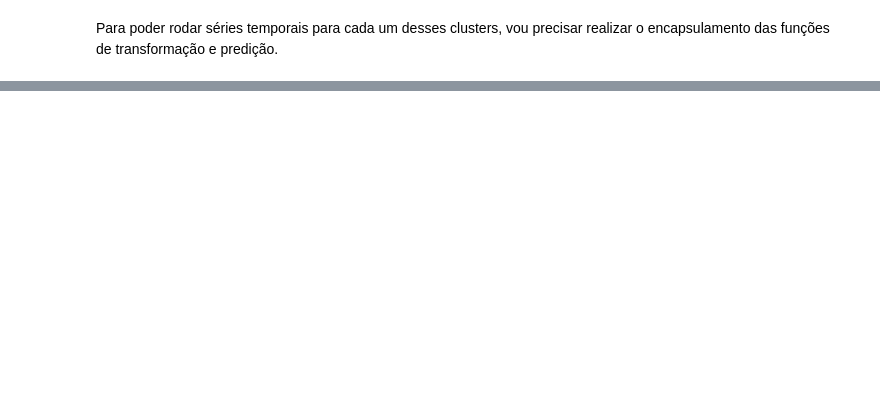
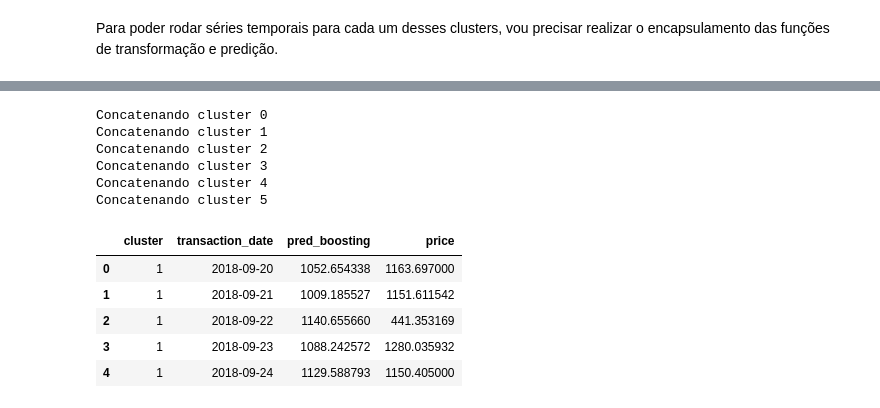
Before and after one commit to lara-bertini/Ironhack-lara, a Jupyter notebook: Projeto-H&M/H&M_Time_Series_Notebook.ipynb, the cells around one changed output, grey strips where cells are left out. Cells and saved outputs as stored; diff of their text form; code cells hidden in the pictures; blank space fills up the shorter version.

```diff
--- a/Projeto-H&M/H&M_Time_Series_Notebook.ipynb
+++ b/Projeto-H&M/H&M_Time_Series_Notebook.ipynb
@@ -424,0 +523,9 @@ Para poder rodar séries temporais para cada um desses clusters, vou precisar re
+# %%
+def print_time_series(cluster, dataframe):
+    fig, ax = plt.subplots(1, 1, figsize=(15, 3))
+    sns.lineplot(data=dataframe, x="transaction_date", y="price")
+    sns.lineplot(data=dataframe, x="transaction_date", y="pred_boosting", color="red")
+    fig.suptitle(
+        f"Evolução da Receita \ncom Tendências Linear e Índices Sazonais e Cíclicos Utilizando Boosting para Cluster " + str(cluster),
+        y=1.05,
+    );
@@ -424,0 +597,4 @@ Para poder rodar séries temporais para cada um desses clusters, vou precisar re
+# %%
+# Somando todas as predições
+for i in range(len(lst_pred)):
+    print_time_series(lst_pred[i].get('cluster'), pd.DataFrame(lst_pred[i]).drop(['cluster'], axis=1))
@@ -424,0 +608,22 @@ Para poder rodar séries temporais para cada um desses clusters, vou precisar re
+# %%
+# Concatenando todas as predições por cluster para comparar com o primeiro exercício com base completa
+df_final_pred = pd.DataFrame()
+for i in range(len(lst_pred)):
+    print("Concatenando cluster "+str(i))
+    df_final_pred = pd.concat([df_final_pred, pd.DataFrame(lst_pred[i])])
+# %% [output]
+Concatenando cluster 0
+Concatenando cluster 1
+Concatenando cluster 2
+Concatenando cluster 3
+Concatenando cluster 4
+Concatenando cluster 5
+# %%
+df_final_pred.head()
+# %% [output]
+|  | cluster | transaction_date | pred_boosting | price |
+| 0 | 1 | 2018-09-20 | 1052.654338 | 1163.697000 |
+| 1 | 1 | 2018-09-21 | 1009.185527 | 1151.611542 |
+| 2 | 1 | 2018-09-22 | 1140.655660 | 441.353169 |
+| 3 | 1 | 2018-09-23 | 1088.242572 | 1280.035932 |
+| 4 | 1 | 2018-09-24 | 1129.588793 | 1150.405000 |
```
Also changed, not shown: parts of 32 cells of this notebook, 8 other files.
